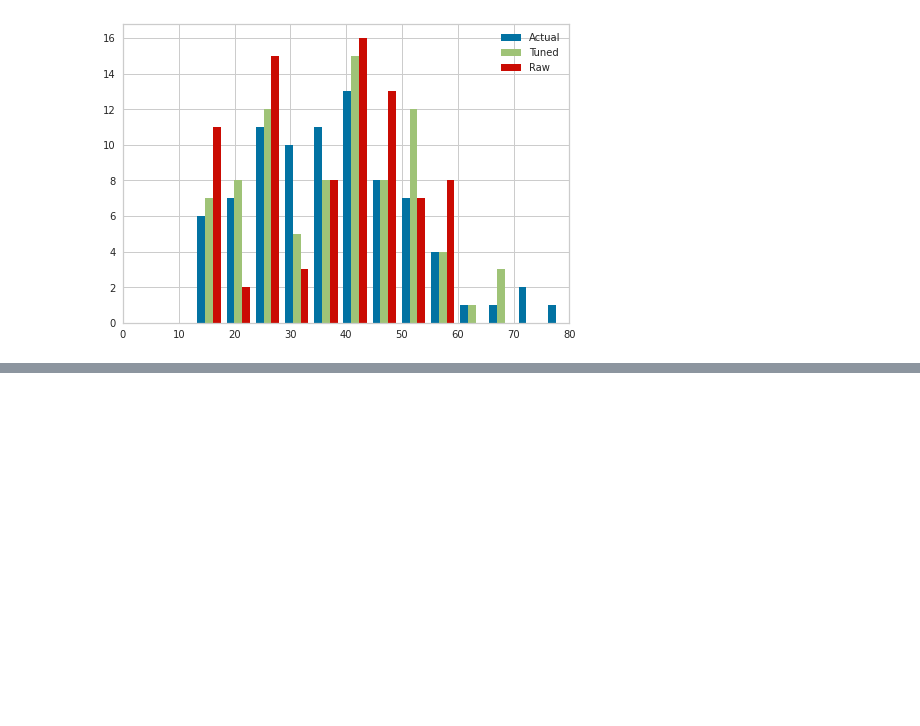
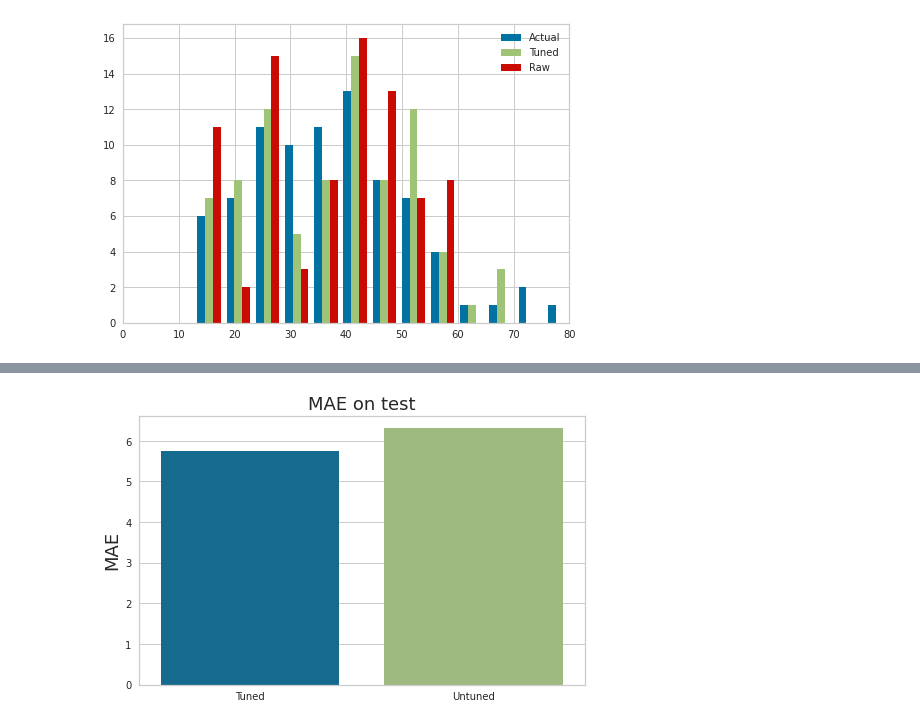
Before and after one commit to gibait/taiwan-real-estate-regression, a Jupyter notebook: taiwan-real-estate.ipynb, the cells around one changed output, grey strips where cells are left out. Drawn from its saved outputs; the diff is of its cells as text; code cells hidden in the pictures; blank space fills up the shorter version.

```diff
--- a/taiwan-real-estate.ipynb
+++ b/taiwan-real-estate.ipynb
@@ -442,2 +448,5 @@ y_pred = cv.predict(X_test)
+# %%
+def get_mae(y_test, y_pred):
+    return metrics.mean_absolute_error(y_test, y_pred)
 # %%
 def print_metrics(y_test, y_pred):
@@ -497,0 +518,10 @@ plt.xlim(0,80)
+# %%
+sea.barplot(x=["Tuned","Untuned"], y=[
+    get_mae(y_test, y_pred),
+    get_mae(y_test, y_pred_raw)])
+plt.ylabel('MAE', size=18)
+plt.title('MAE on test', fontsize=18)
+plt.subplots_adjust(bottom=0.2)
+plt.show()
+# %% [output]
+[figure, added]
```
Also changed, not shown: parts of 8 cells of this notebook.
